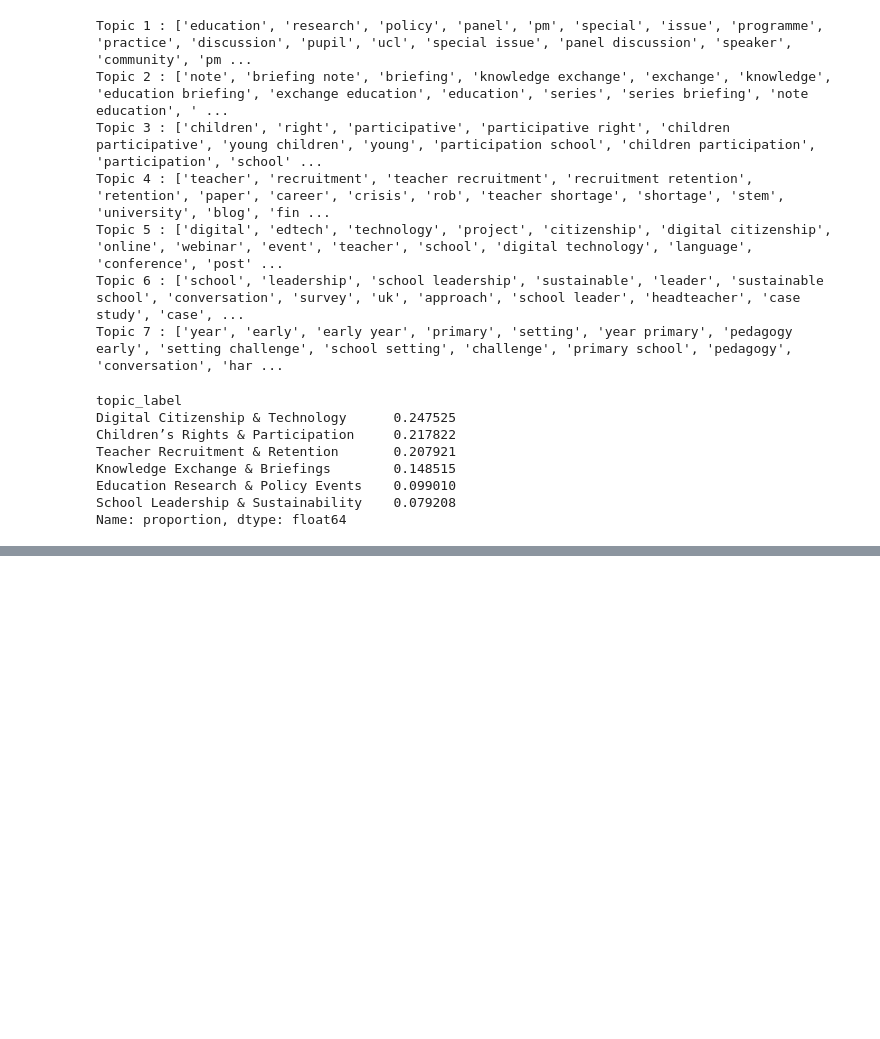
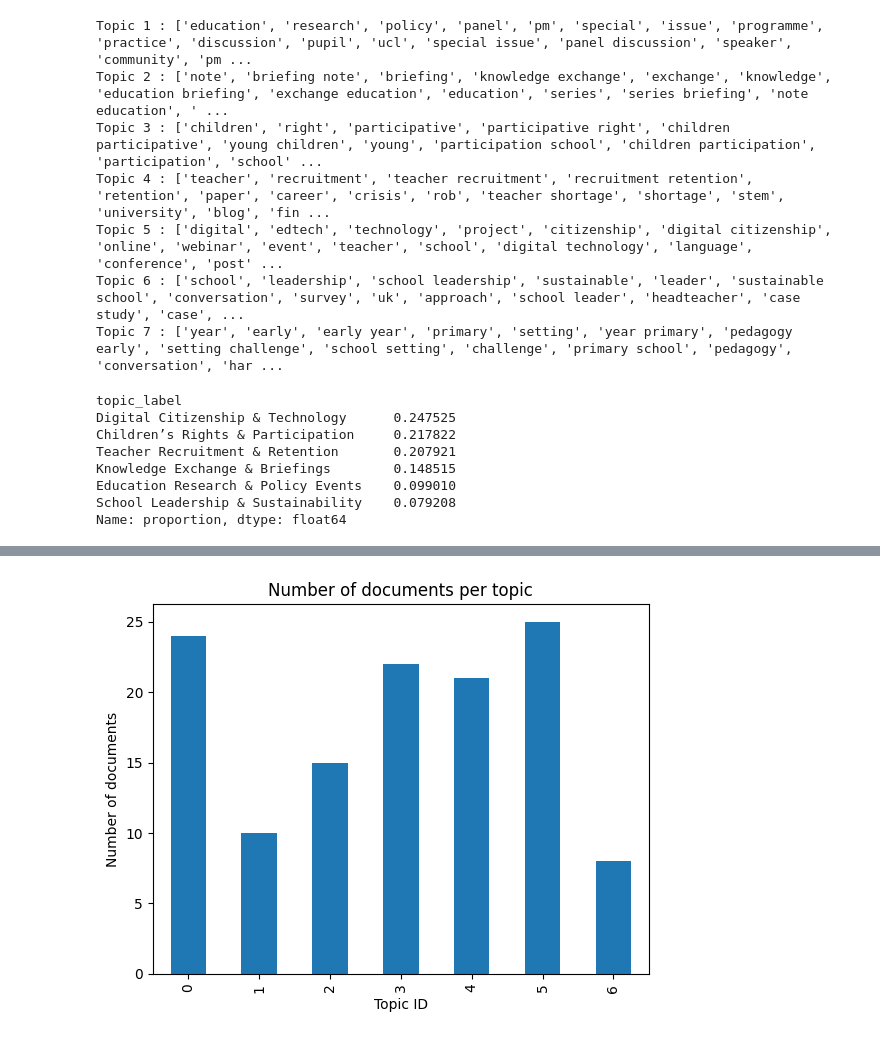
Before and after one commit to Yorkel/erp_programme_updates, a Jupyter notebook: notebooks/topic_modelling.ipynb, the cells around one changed output, grey strips where cells are left out. Saved outputs shown, nothing was run; the diff lists cells and outputs as text; code cells hidden in the pictures; blank space fills up the shorter version.

```diff
--- a/notebooks/topic_modelling.ipynb
+++ b/notebooks/topic_modelling.ipynb
@@ -317,0 +383,13 @@ Name: proportion, dtype: float64
+# %%
+#topic distribution across documents
+
+topic_counts = df["topic_id"].value_counts().sort_index()
+
+plt.figure()
+topic_counts.plot(kind="bar")
+plt.xlabel("Topic ID")
+plt.ylabel("Number of documents")
+plt.title("Number of documents per topic")
+plt.show()
+# %% [output]
+[figure, added]
```
Also changed, not shown: parts of 10 cells of this notebook.
